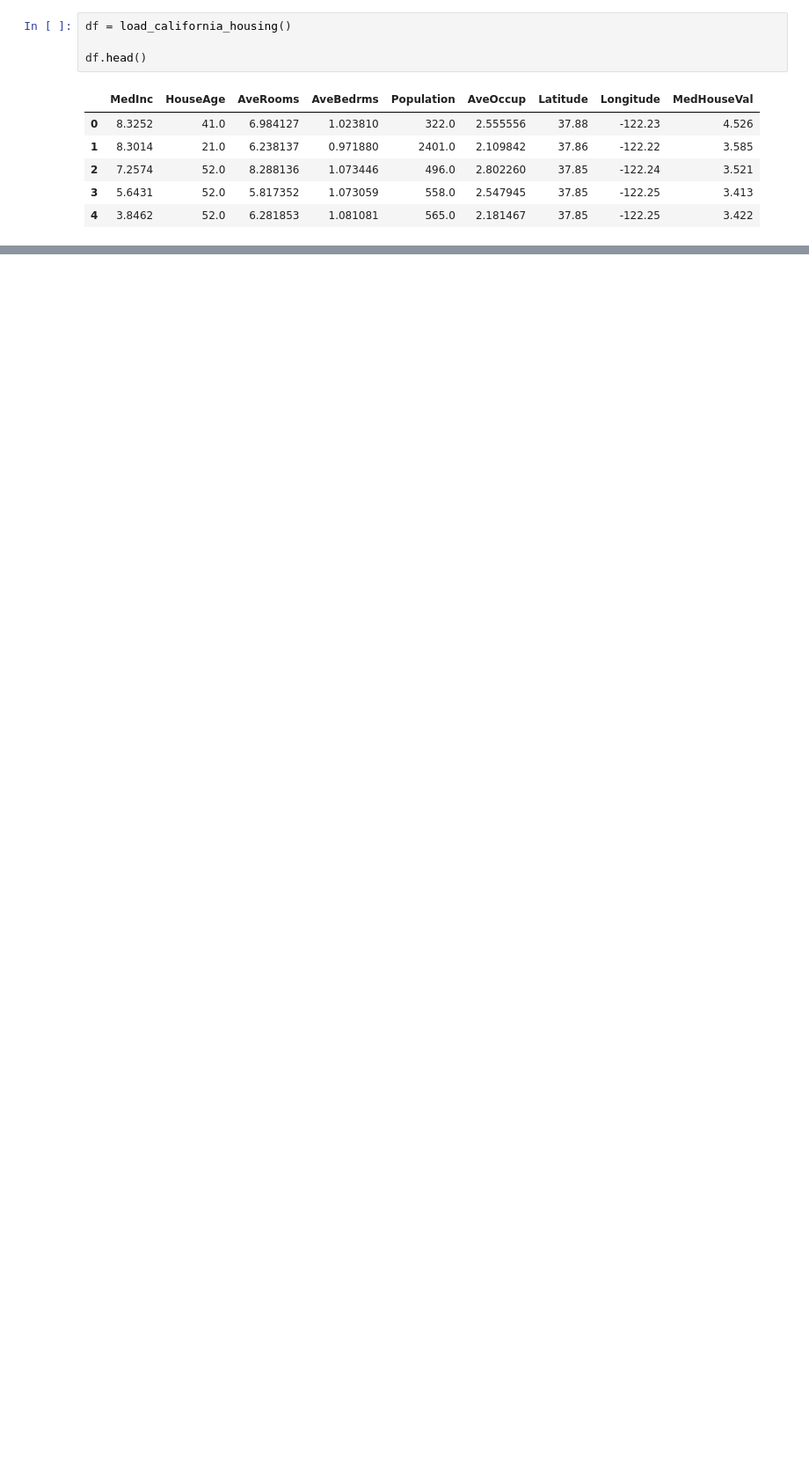
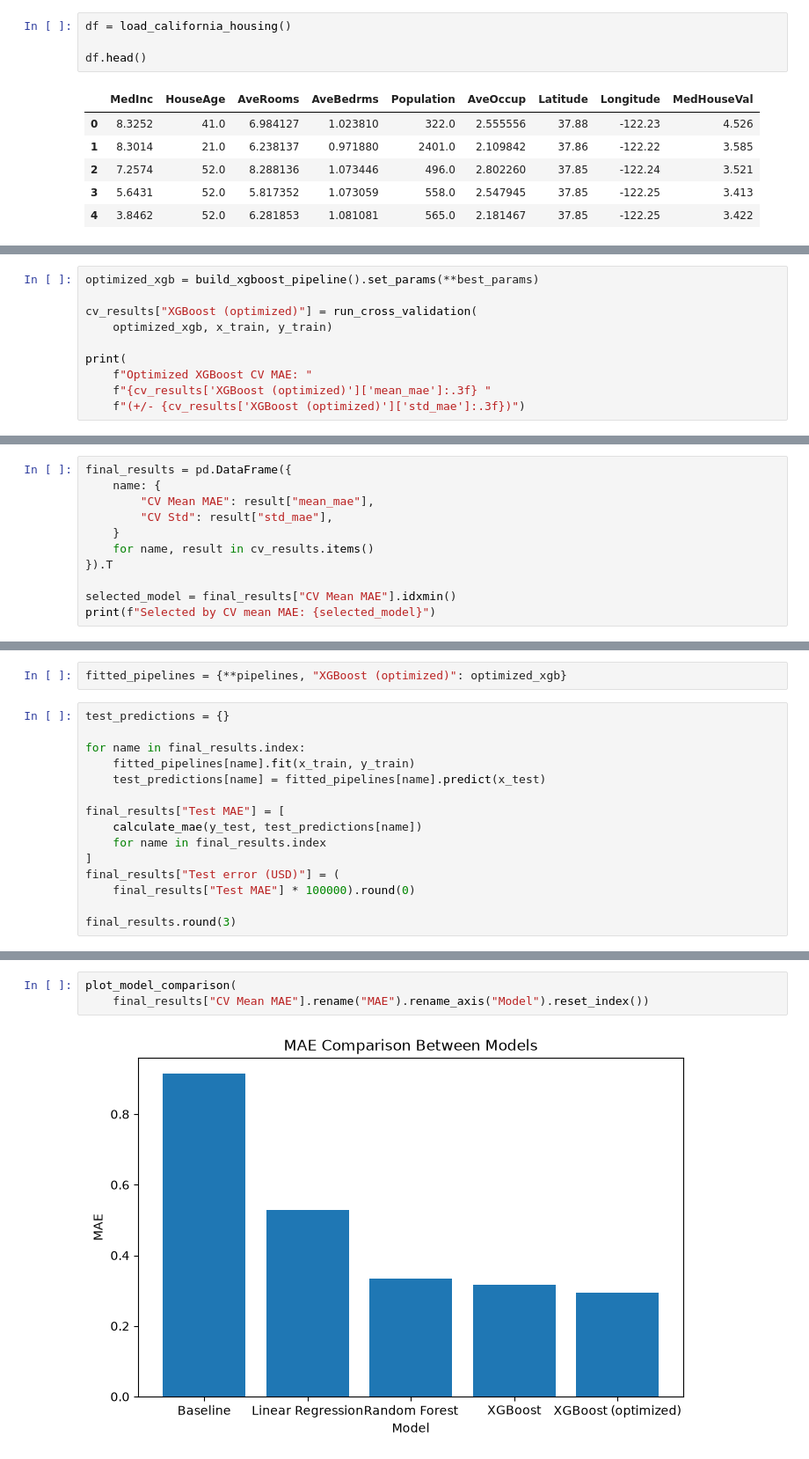
Before and after one commit to IsacFreitaas/real-estate-analytics-project, a Jupyter notebook: notebooks/2. Modelling.ipynb, the cells around one changed output, grey strips where cells are left out. Shown at 88% size. Cells and saved outputs as stored; diff of their text form; blank space fills up the shorter version.

```diff
--- a/notebooks/2. Modelling.ipynb
+++ b/notebooks/2. Modelling.ipynb
@@ -479,0 +229,10 @@ Overall, this project demonstrated how **exploratory data analysis and machine l
+# %%
+optimized_xgb = build_xgboost_pipeline().set_params(**best_params)
+
+cv_results["XGBoost (optimized)"] = run_cross_validation(
+    optimized_xgb, x_train, y_train)
+
+print(
+    f"Optimized XGBoost CV MAE: "
+    f"{cv_results['XGBoost (optimized)']['mean_mae']:.3f} "
+    f"(+/- {cv_results['XGBoost (optimized)']['std_mae']:.3f})")
@@ -479,0 +256,11 @@ Overall, this project demonstrated how **exploratory data analysis and machine l
+# %%
+final_results = pd.DataFrame({
+    name: {
+        "CV Mean MAE": result["mean_mae"],
+        "CV Std": result["std_mae"],
+    }
+    for name, result in cv_results.items()
+}).T
+
+selected_model = final_results["CV Mean MAE"].idxmin()
+print(f"Selected by CV mean MAE: {selected_model}")
@@ -479,0 +271,17 @@ Overall, this project demonstrated how **exploratory data analysis and machine l
+# %%
+fitted_pipelines = {**pipelines, "XGBoost (optimized)": optimized_xgb}
+# %%
+test_predictions = {}
+
+for name in final_results.index:
+    fitted_pipelines[name].fit(x_train, y_train)
+    test_predictions[name] = fitted_pipelines[name].predict(x_test)
+
+final_results["Test MAE"] = [
+    calculate_mae(y_test, test_predictions[name])
+    for name in final_results.index
+]
+final_results["Test error (USD)"] = (
+    final_results["Test MAE"] * 100000).round(0)
+
+final_results.round(3)
@@ -479,0 +295,5 @@ Overall, this project demonstrated how **exploratory data analysis and machine l
+# %%
+plot_model_comparison(
+    final_results["CV Mean MAE"].rename("MAE").rename_axis("Model").reset_index())
+# %% [output]
+[figure, added]
```
Also changed, not shown: parts of 110 cells of this notebook.
